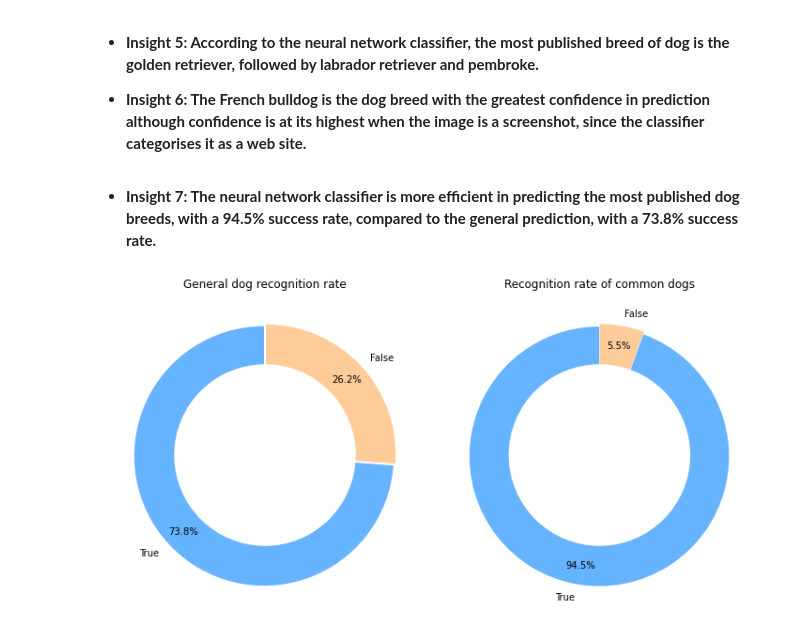
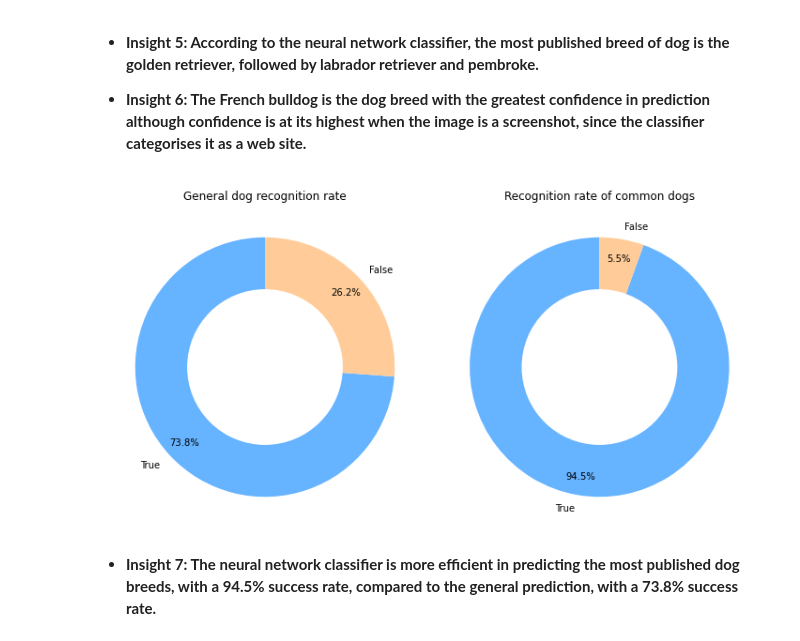
Before and after one commit to rubenvf/WeRateDogs-Wrangle-and-Analysis, a Jupyter notebook: wrangle_act.ipynb, the cells around one changed output. Cells and saved outputs as stored; diff of their text form; code cells hidden in the pictures.

Commit message:
style: Changing of last visual and order of cells

```diff
--- a/wrangle_act.ipynb
+++ b/wrangle_act.ipynb
@@ -1043,43 +1043,43 @@ plt.tight_layout()
 - **Insight 5: According to the neural network classifier, the most published breed of dog is the golden retriever, followed by labrador retriever and pembroke.**
 
 - **Insight 6: The French bulldog is the dog breed with the greatest confidence in prediction although confidence is at its highest when the image is a screenshot, since the classifier categorises it as a web site.**
+# %%
+# Pie chart
+fig, ax = plt.subplots(figsize=(15, 10), subplot_kw=dict(aspect="equal"))
+
+labels = temp3.p1_dog.unique()
+sizes_temp = temp3.p1_dog.value_counts()
+sizes_df_predictions = df_predictions.p1_dog.value_counts()
+
+#colors
+colors = ['#66b3ff', '#ffcc99']
+
+#explsion
+explode = (0, 0)
+
+plt.subplot(1, 3, 1)
+plt.pie(sizes_df_predictions, colors = colors, labels=labels, autopct='%1.1f%%', startangle=90, pctdistance=0.85, explode = explode)
+plt.title('General dog recognition rate')
+
+#draw circle
+centre_circle = plt.Circle((0,0),0.60,fc='white')
+fig = plt.gcf()
+fig.gca().add_artist(centre_circle)
+
+plt.subplot(1, 3, 2)
+plt.pie(sizes_temp, colors = colors, labels=labels, autopct='%1.1f%%', startangle=90, pctdistance=0.85, explode = explode)
+plt.title('Recognition rate of common dogs')
+
+#draw circle
+centre_circle = plt.Circle((0,0),0.60,fc='white')
+fig = plt.gcf()
+fig.gca().add_artist(centre_circle)
+
+# Equal aspect ratio ensures that pie is drawn as a circle
+ax.axis('equal')
+plt.tight_layout()
+plt.show()
+# %% [output]
+[figure, added]
 # %% [markdown]
 - **Insight 7: The neural network classifier is more efficient in predicting the most published dog breeds, with a 94.5% success rate, compared to the general prediction, with a 73.8% success rate.**
-# %%
-# Pie chart
-fig, ax = plt.subplots(figsize=(15, 10), subplot_kw=dict(aspect="equal"))
-
-labels = temp3.p1_dog.unique()
-sizes_temp = temp3.p1_dog.value_counts()
-sizes_df_predictions = df_predictions.p1_dog.value_counts()
-
-#colors
-colors = ['#66b3ff', '#ffcc99']
-
-#explsion
-explode = (0.01, 0.01)
-
-plt.subplot(1, 3, 1)
-plt.pie(sizes_df_predictions, colors = colors, labels=labels, autopct='%1.1f%%', startangle=90, pctdistance=0.85, explode = explode)
-plt.title('General dog recognition rate')
-
-#draw circle
-centre_circle = plt.Circle((0,0),0.70,fc='white')
-fig = plt.gcf()
-fig.gca().add_artist(centre_circle)
-
-plt.subplot(1, 3, 2)
-plt.pie(sizes_temp, colors = colors, labels=labels, autopct='%1.1f%%', startangle=90, pctdistance=0.85, explode = explode)
-plt.title('Recognition rate of common dogs')
-
-#draw circle
-centre_circle = plt.Circle((0,0),0.70,fc='white')
-fig = plt.gcf()
-fig.gca().add_artist(centre_circle)
-
-# Equal aspect ratio ensures that pie is drawn as a circle
-ax.axis('equal')
-plt.tight_layout()
-plt.show()
-# %% [output]
-[figure, removed]
```
